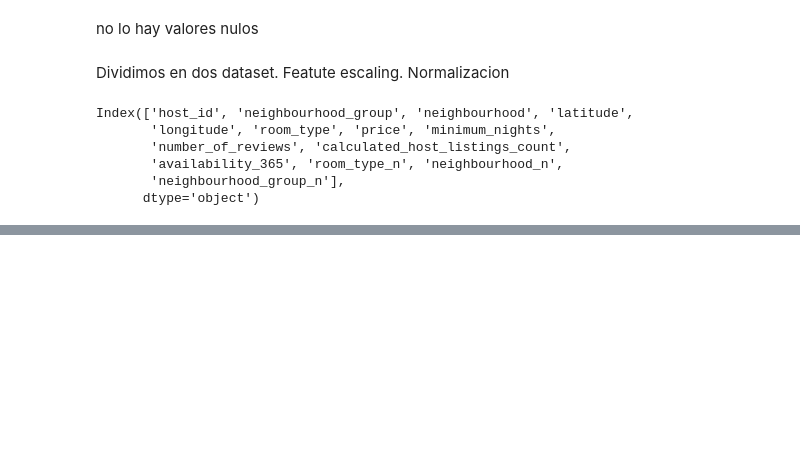
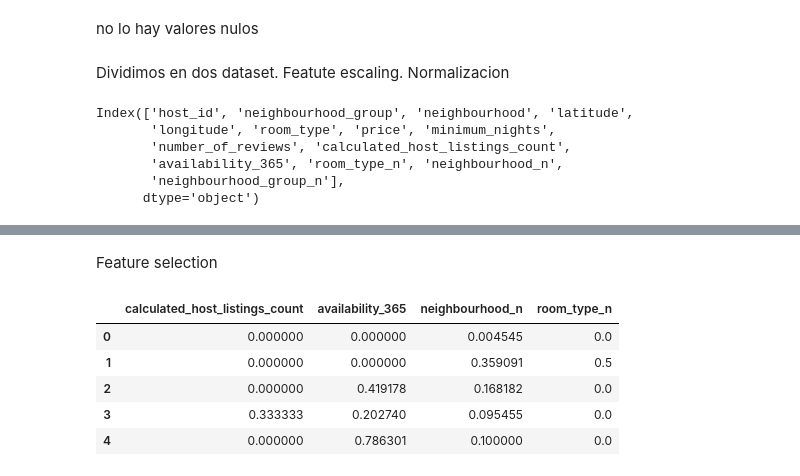
Before and after one commit to OlgaKurganova/EDA, a Jupyter notebook: src/explore.ipynb, the cells around one changed output, grey strips where cells are left out. Drawn from its saved outputs; the diff is of its cells as text; code cells hidden in the pictures; blank space fills up the shorter version.

```diff
--- a/src/explore.ipynb
+++ b/src/explore.ipynb
@@ -559,0 +582,26 @@ ValueError: could not convert string to float: 'Manhattan'
+# %% [markdown]
+Feature selection
+# %%
+from sklearn.feature_selection import chi2, SelectKBest
+from sklearn.model_selection import train_test_split
+
+X = df_scal.drop("price", axis = 1)
+y = df_scal["price"]
+
+X_train, X_test, y_train, y_test = train_test_split(X, y, test_size = 0.2, random_state = 42)
+
+
+selection_model = SelectKBest(chi2, k = 4)
+selection_model.fit(X_train, y_train)
+ix = selection_model.get_support()
+X_train_sel = pd.DataFrame(selection_model.transform(X_train), columns = X_train.columns.values[ix])
+X_test_sel = pd.DataFrame(selection_model.transform(X_test), columns = X_test.columns.values[ix])
+
+X_train_sel.head()
+# %% [output]
+|  | calculated_host_listings_count | availability_365 | neighbourhood_n | room_type_n |
+| 0 | 0.000000 | 0.000000 | 0.004545 | 0.0 |
+| 1 | 0.000000 | 0.000000 | 0.359091 | 0.5 |
+| 2 | 0.000000 | 0.419178 | 0.168182 | 0.0 |
+| 3 | 0.333333 | 0.202740 | 0.095455 | 0.0 |
+| 4 | 0.000000 | 0.786301 | 0.100000 | 0.0 |
```
Also changed, not shown: parts of 9 cells of this notebook, 4 other files.
